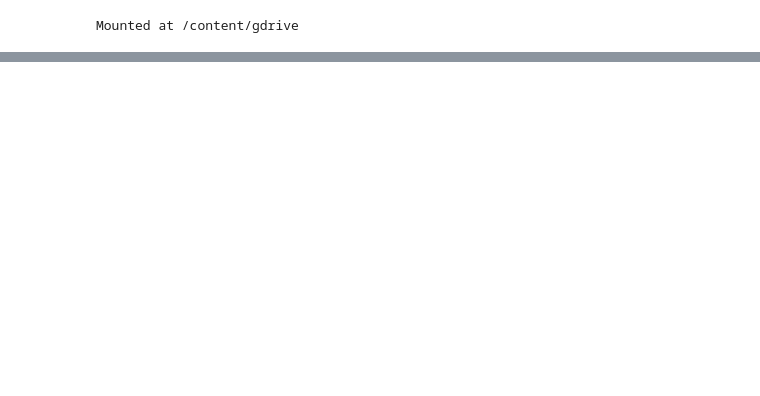
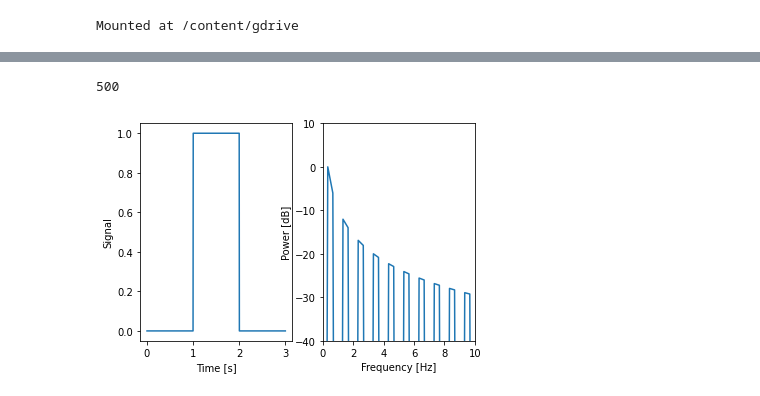
Before and after one commit to npinak/EEG, a Jupyter notebook: Python/The_Power_Spectrum_(Part_2)/The_Power_Spectrum_(Part_2).ipynb, the cells around one changed output, grey strips where cells are left out. Cells and saved outputs as stored; diff of their text form; code cells hidden in the pictures; blank space fills up the shorter version.

```diff
--- a/Python/The_Power_Spectrum_(Part_2)/The_Power_Spectrum_(Part_2).ipynb
+++ b/Python/The_Power_Spectrum_(Part_2)/The_Power_Spectrum_(Part_2).ipynb
@@ -107,0 +184,11 @@ show()
+# %%
+# Decide how many seconds of padding to use.
+# Run this code block with 1, 2, and 10 seconds of
+# padding. What do you notice?
+
+sample_rate, taper = taper_signal(1, dt)
+
+show_spectrum(taper, sample_rate);
+# %% [output]
+500
+[figure, added]
```
Also changed, not shown: parts of 17 cells of this notebook, 2 other files.
